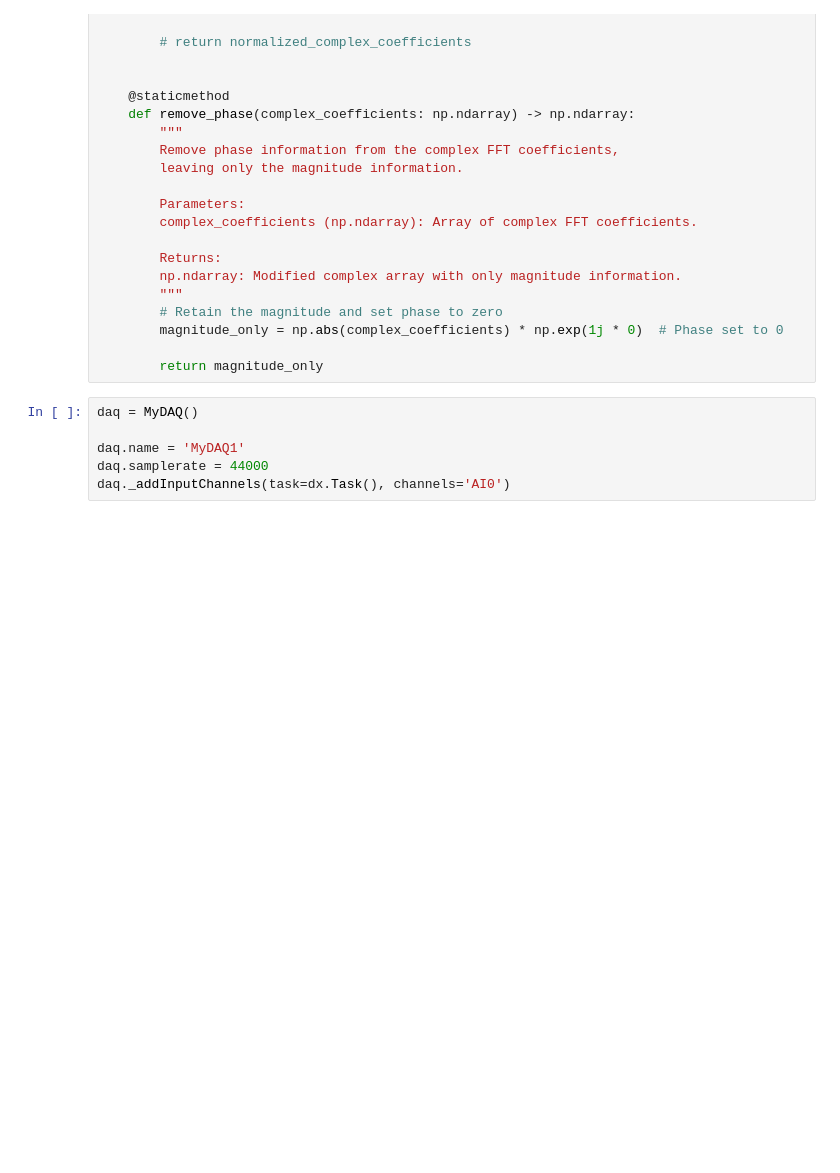
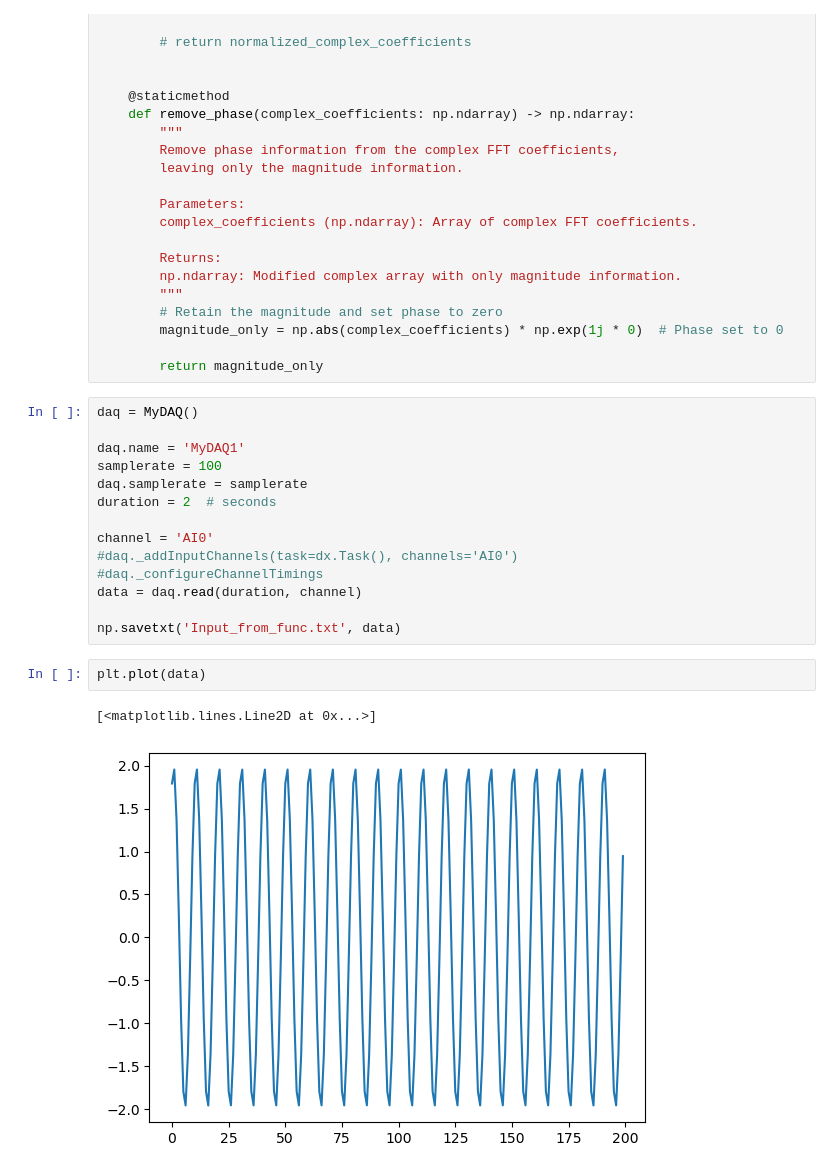
Before and after one commit to TapWhite/PE1, a Jupyter notebook: PE_sessions/PE_session_3/Sessie_3.ipynb, the cells around one changed output. Saved outputs shown, nothing was run; the diff lists cells and outputs as text; blank space fills up the shorter version.

```diff
--- a/PE_sessions/PE_session_3/Sessie_3.ipynb
+++ b/PE_sessions/PE_session_3/Sessie_3.ipynb
@@ -304,5 +304,18 @@ class MyDAQ:
 daq = MyDAQ()
 
 daq.name = 'MyDAQ1'
-daq.samplerate = 44000
-daq._addInputChannels(task=dx.Task(), channels='AI0')
+samplerate = 100
+daq.samplerate = samplerate
+duration = 2  # seconds
+
+channel = 'AI0'
+#daq._addInputChannels(task=dx.Task(), channels='AI0')
+#daq._configureChannelTimings
+data = daq.read(duration, channel)
+
+np.savetxt('Input_from_func.txt', data)
+# %%
+plt.plot(data)
+# %% [output]
+[<matplotlib.lines.Line2D at 0x...>]
+[figure, added]
```
Also changed, not shown: parts of 2 cells of this notebook, 1 other file.
